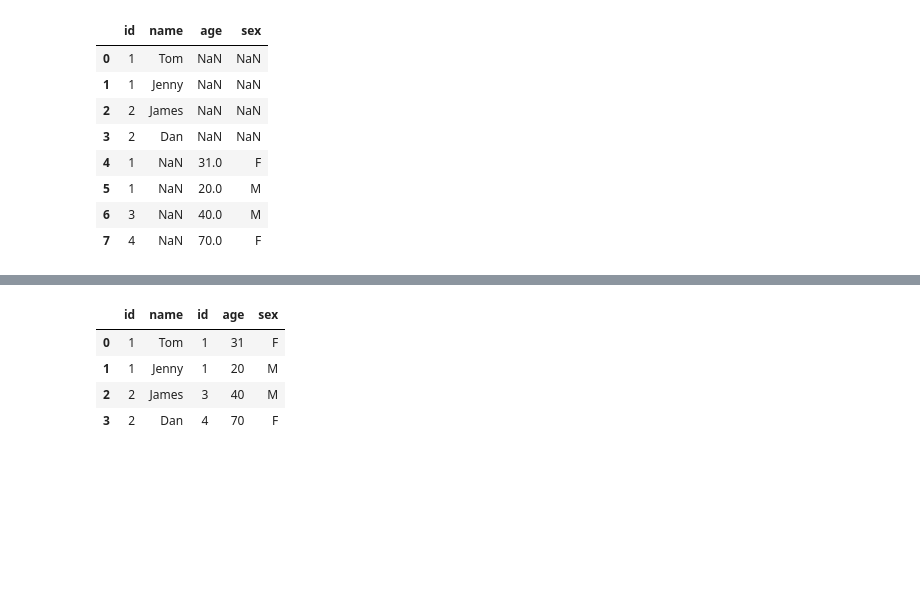
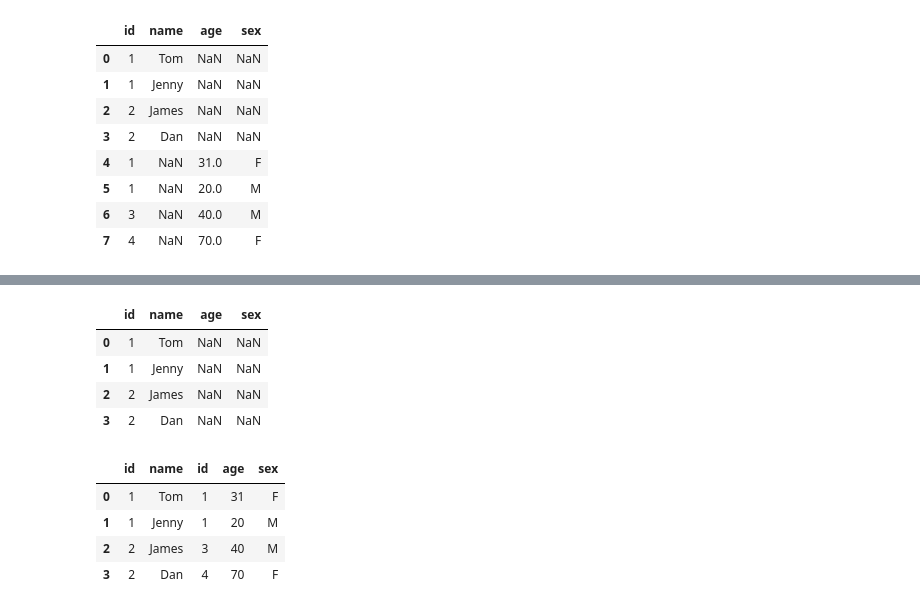
Before and after one commit to sanjuirm/Tutorials, a Jupyter notebook: Pandas/merge(), join() and concat().ipynb, the cells around one changed output, grey strips where cells are left out. Saved outputs shown, nothing was run; the diff lists cells and outputs as text; code cells hidden in the pictures; blank space fills up the shorter version.

```diff
--- a/Pandas/merge(), join() and concat().ipynb
+++ b/Pandas/merge(), join() and concat().ipynb
@@ -350,3 +381,11 @@ pd.concat([df_customer, df_info], ignore_index= True)
+# %%
+x.loc['Name'] # to get 'Name' dataframe or the first datframe object passed
+# %% [output]
+|  | id | name | age | sex |
+| 0 | 1 | Tom | NaN | NaN |
+| 1 | 1 | Jenny | NaN | NaN |
+| 2 | 2 | James | NaN | NaN |
+| 3 | 2 | Dan | NaN | NaN |
 # %%
 pd.concat([df_customer, df_info], ignore_index= False, axis=1)
 # Concataning along axis= 1
```
Also changed, not shown: parts of 3 cells of this notebook.
